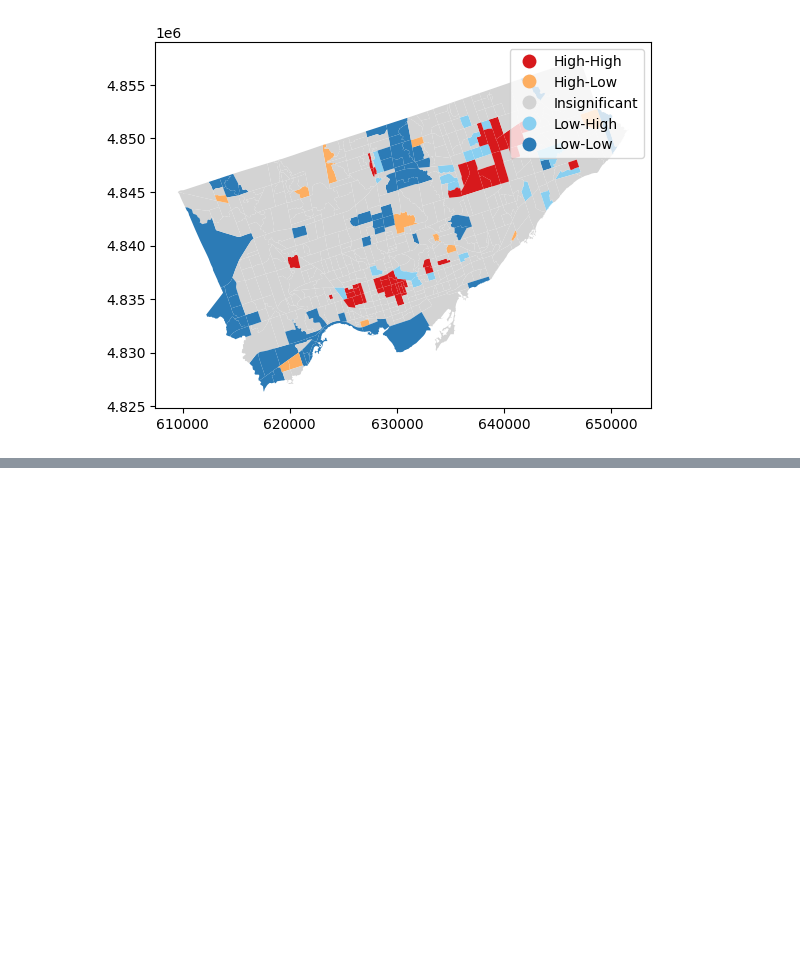
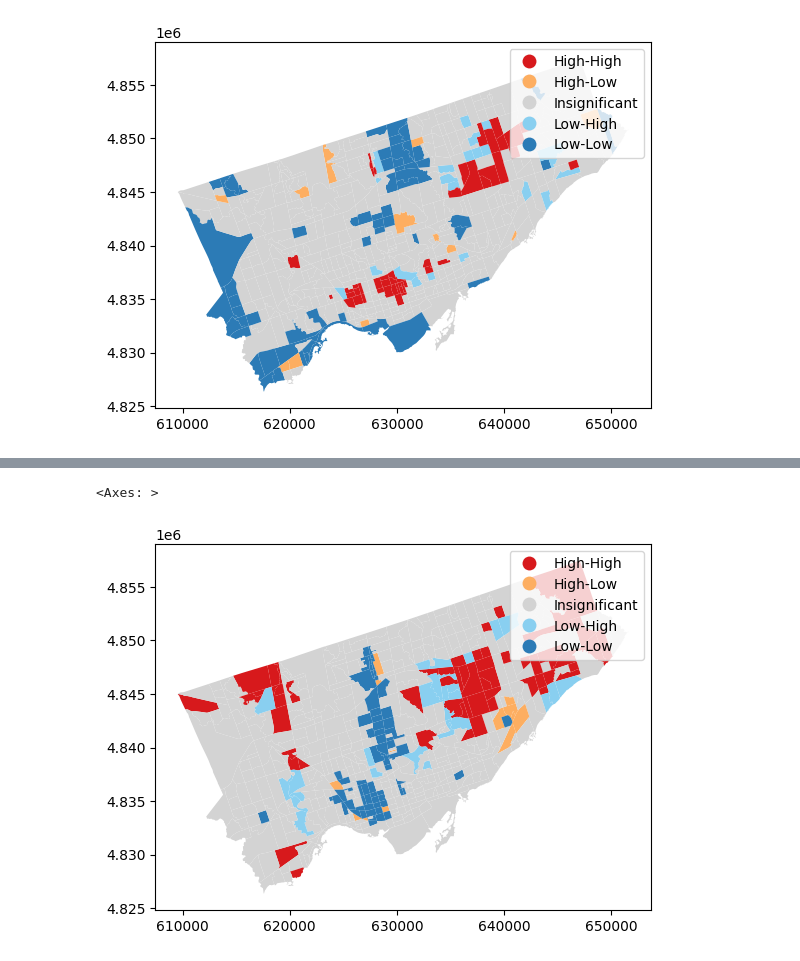
Before and after one commit to polina-gorn/GGR375-Group-Project, a Jupyter notebook: CT_data_map.ipynb, the cells around one changed output, grey strips where cells are left out. Drawn from its saved outputs; the diff is of its cells as text; code cells hidden in the pictures; blank space fills up the shorter version.

```diff
--- a/CT_data_map.ipynb
+++ b/CT_data_map.ipynb
@@ -299,0 +363,6 @@ ISO_30_2025_morans_local.plot(iso_file, legend = True)
+# %%
+VM_30_change_BV = esda.Moran_Local_BV(toronto_all['Percentage of visible minority'], toronto_all['30_change'], w3)
+VM_30_change_BV.plot(toronto_all, legend = True)
+# %% [output]
+<Axes: >
+[figure, added]
```
Also changed, not shown: parts of 10 cells of this notebook.
